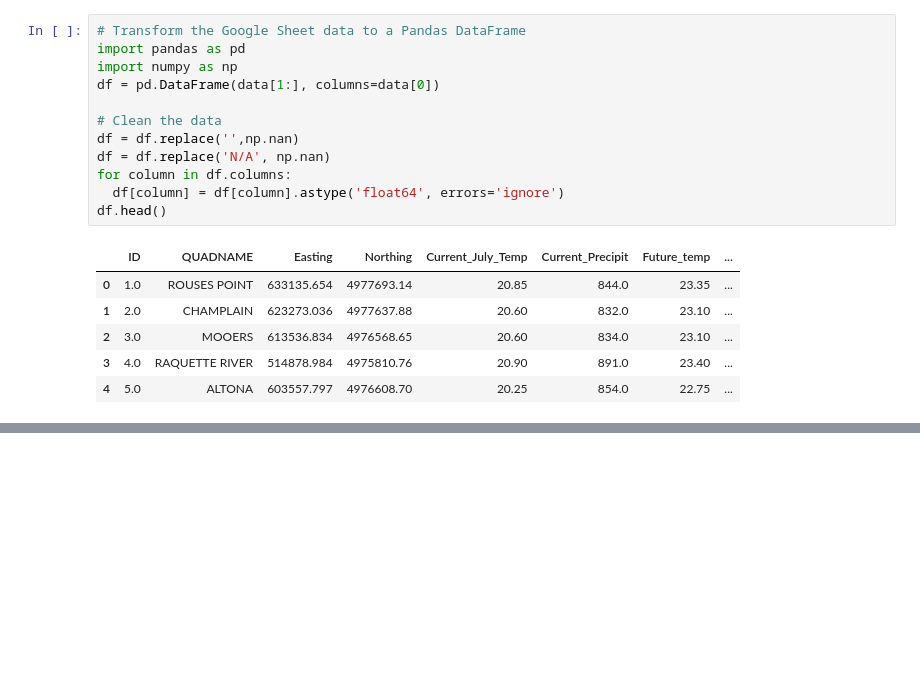
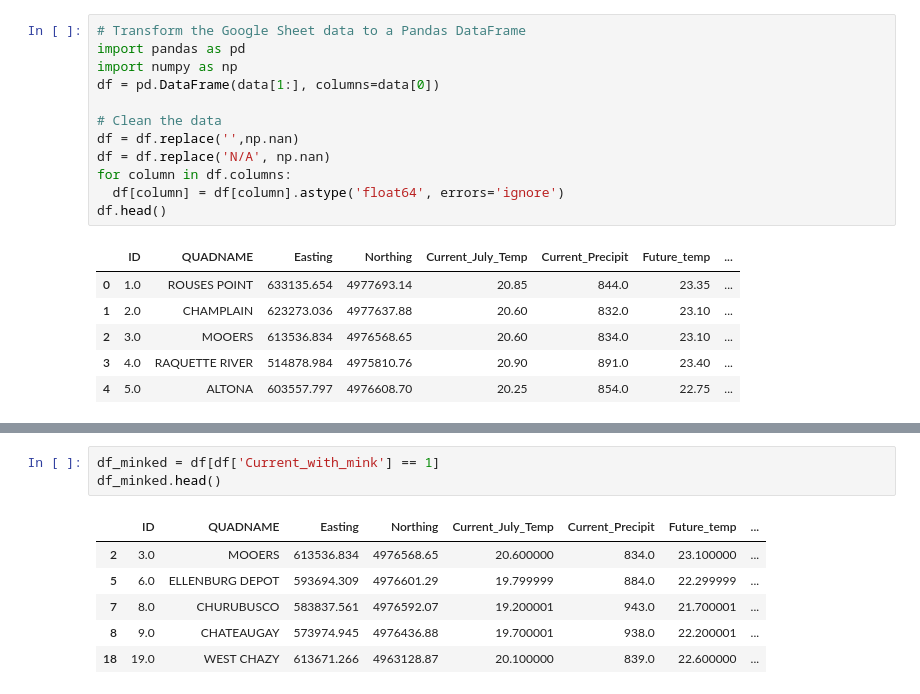
Before and after one commit to Inventrohyder/NS166_final, a Jupyter notebook: Notebook.ipynb, the cells around one changed output, grey strips where cells are left out. Drawn from its saved outputs; the diff is of its cells as text; blank space fills up the shorter version.

```diff
--- a/Notebook.ipynb
+++ b/Notebook.ipynb
@@ -35,0 +57,10 @@ df.head()
+# %%
+df_minked = df[df['Current_with_mink'] == 1]
+df_minked.head()
+# %% [output]
+|  | ID | QUADNAME | Easting | Northing | Current_July_Temp | Current_Precipit | Future_temp | ... |
+| 2 | 3.0 | MOOERS | 613536.834 | 4976568.65 | 20.600000 | 834.0 | 23.100000 | ... |
+| 5 | 6.0 | ELLENBURG DEPOT | 593694.309 | 4976601.29 | 19.799999 | 884.0 | 22.299999 | ... |
+| 7 | 8.0 | CHURUBUSCO | 583837.561 | 4976592.07 | 19.200001 | 943.0 | 21.700001 | ... |
+| 8 | 9.0 | CHATEAUGAY | 573974.945 | 4976436.88 | 19.700001 | 938.0 | 22.200001 | ... |
+| 18 | 19.0 | WEST CHAZY | 613671.266 | 4963128.87 | 20.100000 | 839.0 | 22.600000 | ... |
```
Also changed, not shown: parts of 13 cells of this notebook.
